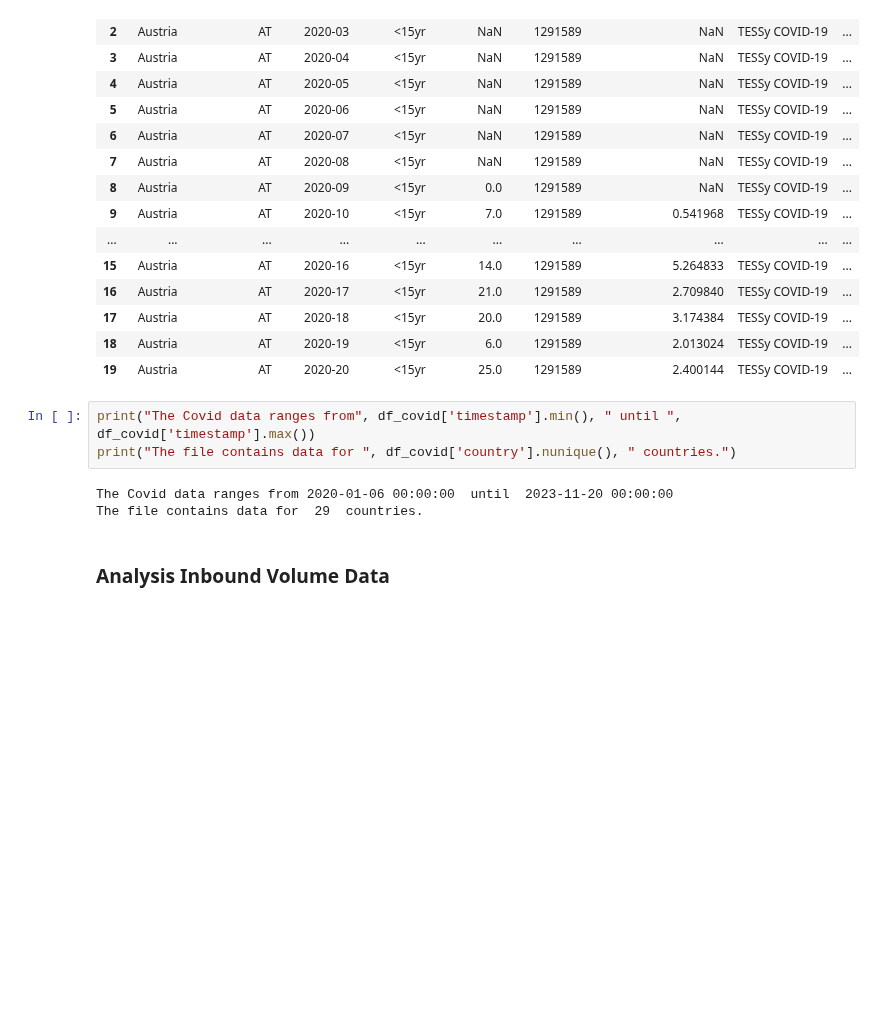
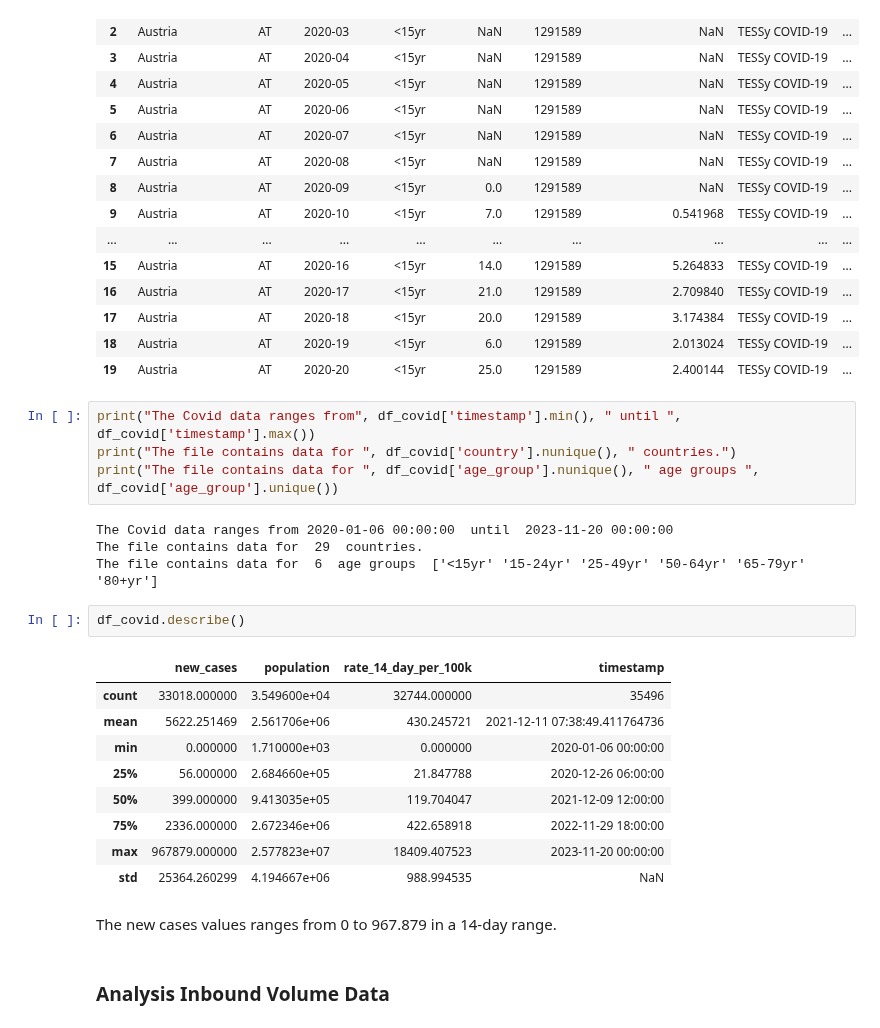
Before and after one commit to john2408/project_data_analytics, a Jupyter notebook: references/topic-ideas.ipynb, the cells around one changed output. Drawn from its saved outputs; the diff is of its cells as text; blank space fills up the shorter version.

```diff
--- a/references/topic-ideas.ipynb
+++ b/references/topic-ideas.ipynb
@@ -159,9 +159,25 @@ df_covid.head(20)
 # %%
 print("The Covid data ranges from", df_covid['timestamp'].min(), " until ", df_covid['timestamp'].max())
 print("The file contains data for ", df_covid['country'].nunique(), " countries.")
+print("The file contains data for ", df_covid['age_group'].nunique(), " age groups ", df_covid['age_group'].unique())
 # %% [output]
 The Covid data ranges from 2020-01-06 00:00:00  until  2023-11-20 00:00:00
 The file contains data for  29  countries.
+The file contains data for  6  age groups  ['<15yr' '15-24yr' '25-49yr' '50-64yr' '65-79yr' '80+yr']
+# %%
+df_covid.describe()
+# %% [output]
+|  | new_cases | population | rate_14_day_per_100k | timestamp |
+| count | 33018.000000 | 3.549600e+04 | 32744.000000 | 35496 |
+| mean | 5622.251469 | 2.561706e+06 | 430.245721 | 2021-12-11 07:38:49.411764736 |
+| min | 0.000000 | 1.710000e+03 | 0.000000 | 2020-01-06 00:00:00 |
+| 25% | 56.000000 | 2.684660e+05 | 21.847788 | 2020-12-26 06:00:00 |
+| 50% | 399.000000 | 9.413035e+05 | 119.704047 | 2021-12-09 12:00:00 |
+| 75% | 2336.000000 | 2.672346e+06 | 422.658918 | 2022-11-29 18:00:00 |
+| max | 967879.000000 | 2.577823e+07 | 18409.407523 | 2023-11-20 00:00:00 |
+| std | 25364.260299 | 4.194667e+06 | 988.994535 | NaN |
+# %% [markdown]
+The new cases values ranges from 0 to 967.879 in a 14-day range.
 # %% [markdown]
 ### Analysis Inbound Volume Data
 # %%
```
